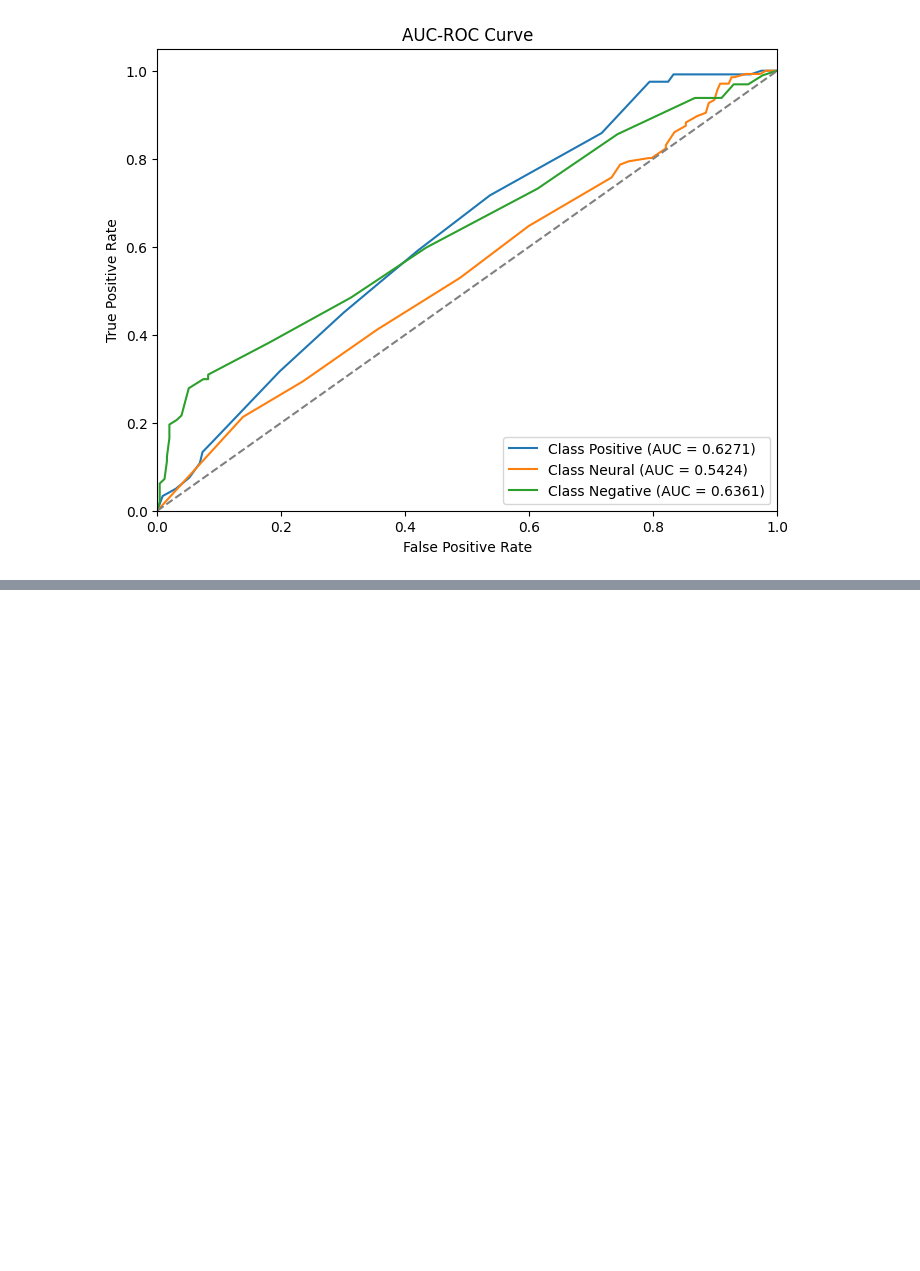
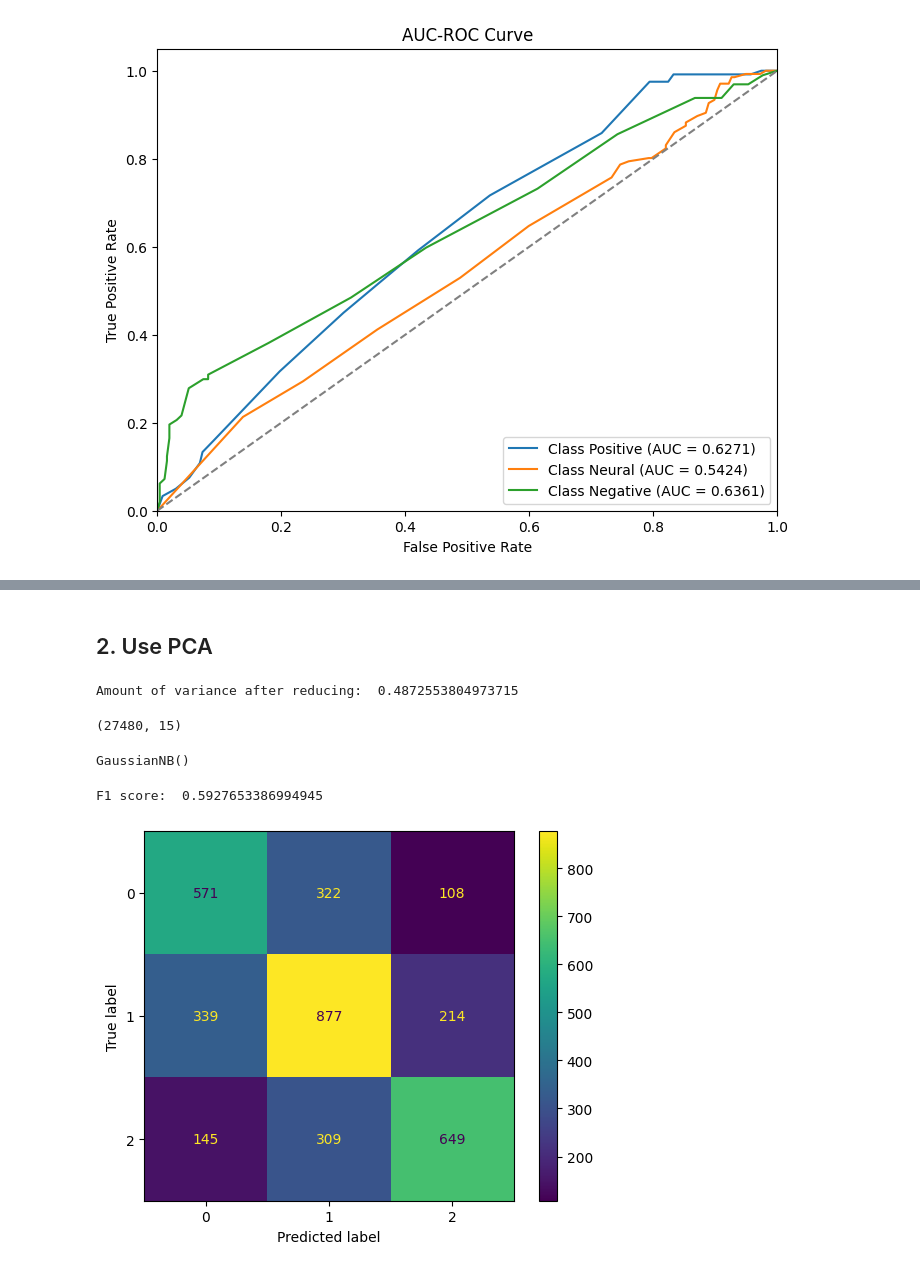
Before and after one commit to quochieu586/ML_capybara, a Jupyter notebook: src/models/naive_bayes_model/bayesian_model.ipynb, the cells around one changed output, grey strips where cells are left out. Saved outputs shown, nothing was run; the diff lists cells and outputs as text; code cells hidden in the pictures; blank space fills up the shorter version.

```diff
--- a/src/models/naive_bayes_model/bayesian_model.ipynb
+++ b/src/models/naive_bayes_model/bayesian_model.ipynb
@@ -400,0 +348,29 @@ plot_roc_auc(y_test, y_pred_prob, classes=["Positive", "Neural", "Negative"])
+# %% [markdown]
+## 2. Use PCA
+# %%
+pca = PCA()
+pca.fit_by_fix_features(X_train_embedding, top_k=15)
+X_train_pca = pca.transform(X_train_embedding)
+X_test_pca = pca.transform(X_test_embedding)
+X_train_pca.shape
+# %% [output]
+Amount of variance after reducing:  0.4872553804973715
+(27480, 15)
+# %%
+model = GaussianNB()
+model.fit(X_train_pca, y_train)
+model
+# %% [output]
+GaussianNB()
+# %%
+y_pred = model.predict(X_test_pca)
+
+print("F1 score: ", compute_f1_score(y_test, y_pred))
+
+cf_matrix = confusion_matrix(y_test, y_pred, labels=[0,1,2])
+display = ConfusionMatrixDisplay(confusion_matrix=cf_matrix, display_labels=model.classes_)
+display.plot()
+plt.show()
+# %% [output]
+F1 score:  0.5927653386994945
+[figure, added]
```
Also changed, not shown: parts of 54 cells of this notebook, 8 other files.
